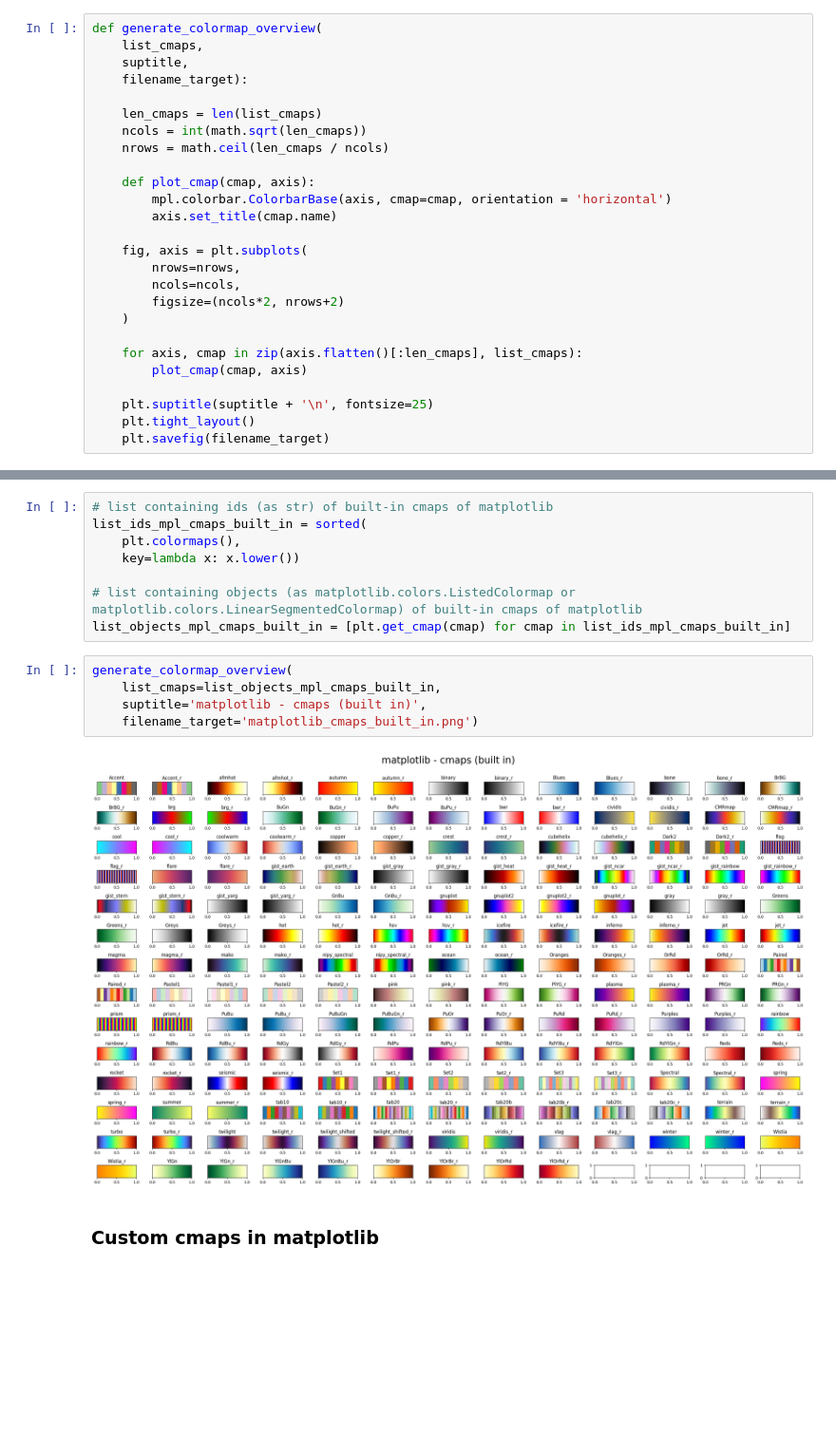
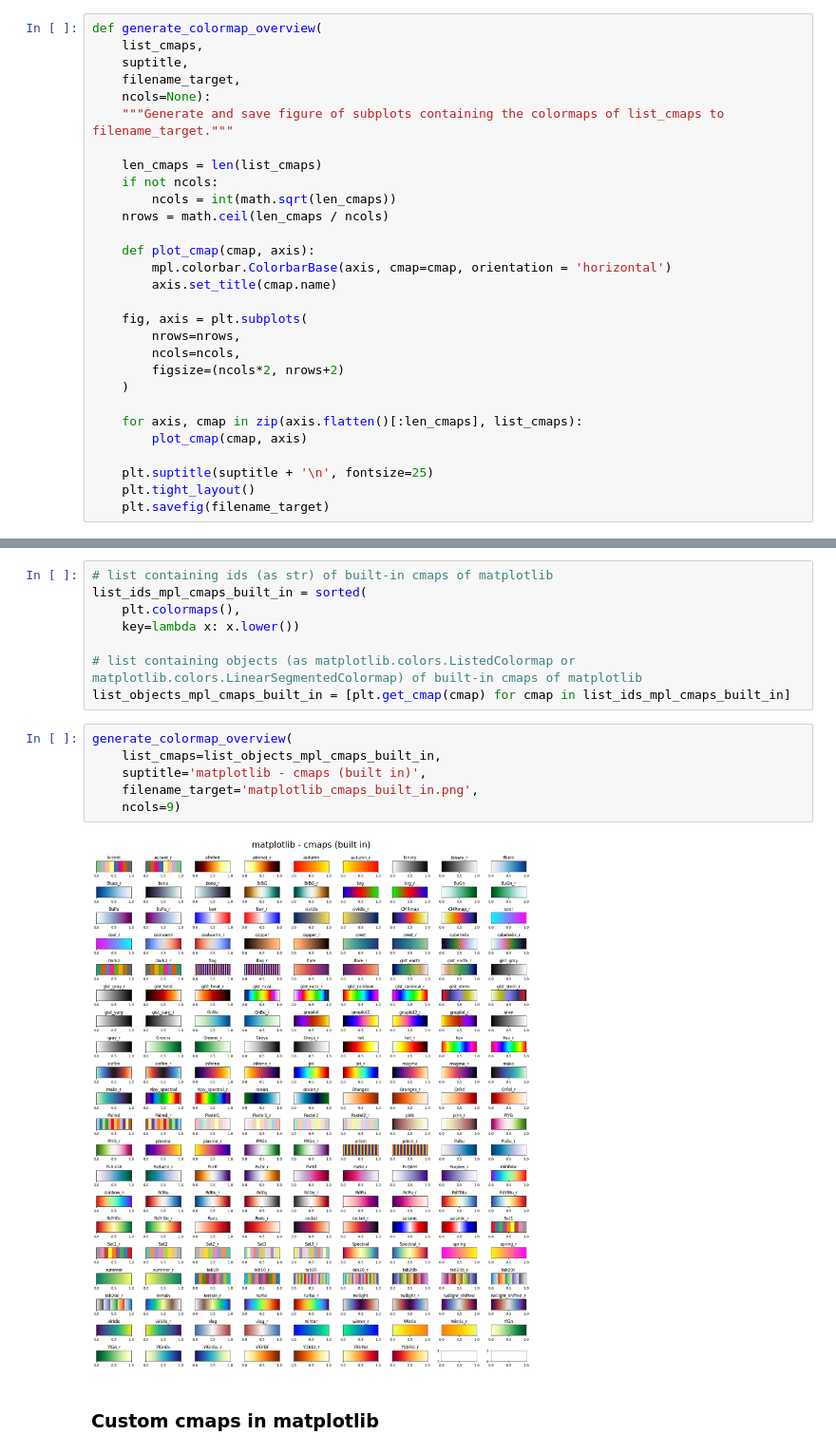
Before and after one commit to 00karale/guideline_colormaps, a Jupyter notebook: guideline_colormaps.ipynb, the cells around one changed output, grey strips where cells are left out. Shown at 95% size. Cells and saved outputs as stored; diff of their text form; blank space fills up the shorter version.

```diff
--- a/guideline_colormaps.ipynb
+++ b/guideline_colormaps.ipynb
@@ -25,10 +26,13 @@ def get_LinearSegmentedColormap(name, list_colors, N=256):
 def generate_colormap_overview(
     list_cmaps,
     suptitle,
-    filename_target):
+    filename_target,
+    ncols=None):
+    """Generate and save figure of subplots containing the colormaps of list_cmaps to filename_target."""
 
     len_cmaps = len(list_cmaps)
-    ncols = int(math.sqrt(len_cmaps))
+    if not ncols:
+        ncols = int(math.sqrt(len_cmaps))
     nrows = math.ceil(len_cmaps / ncols)
 
     def plot_cmap(cmap, axis):
@@ -62,10 +66,11 @@ list_objects_mpl_cmaps_built_in = [plt.get_cmap(cmap) for cmap in list_ids_mpl_c
 # %%
 generate_colormap_overview(
     list_cmaps=list_objects_mpl_cmaps_built_in,
     suptitle='matplotlib - cmaps (built in)',
-    filename_target='matplotlib_cmaps_built_in.png')
+    filename_target='matplotlib_cmaps_built_in.png',
+    ncols=9)
 # %% [output]
-[figure, old version]
+[figure, new version]
 # %% [markdown]
 ### Custom cmaps in matplotlib <a class="anchor" id="colormaps-matplotlib-custom"></a>
 # %% [markdown]
```
Also changed, not shown: parts of 3 cells of this notebook, 1 other file.
